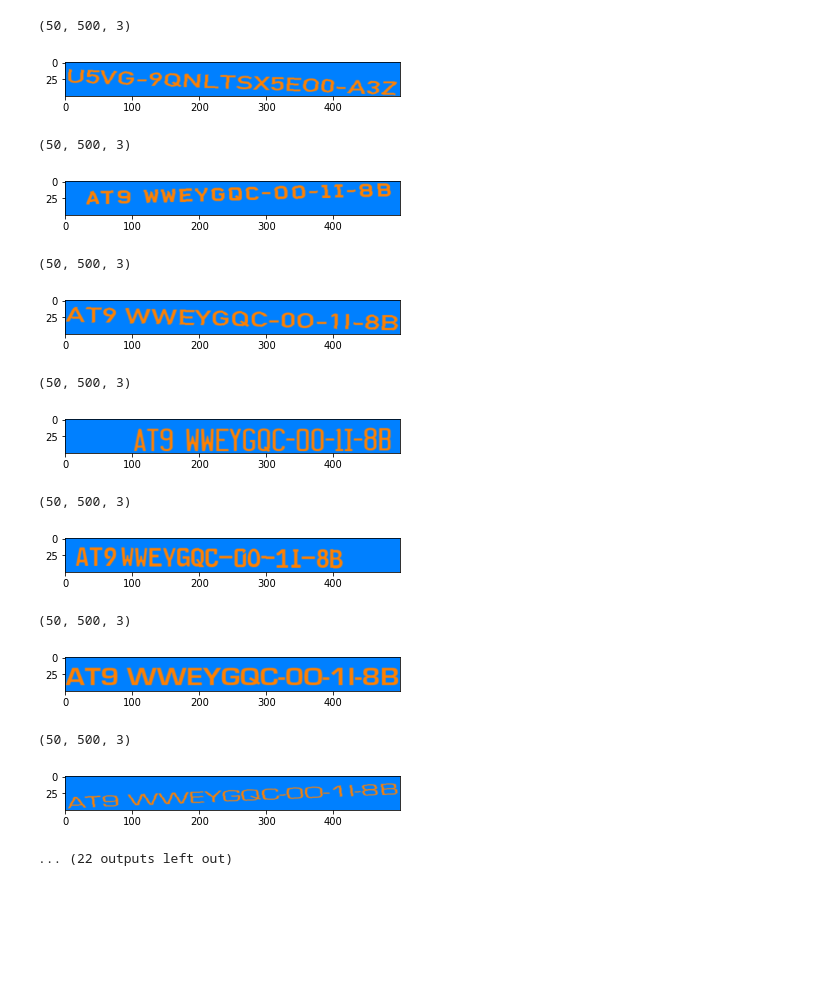
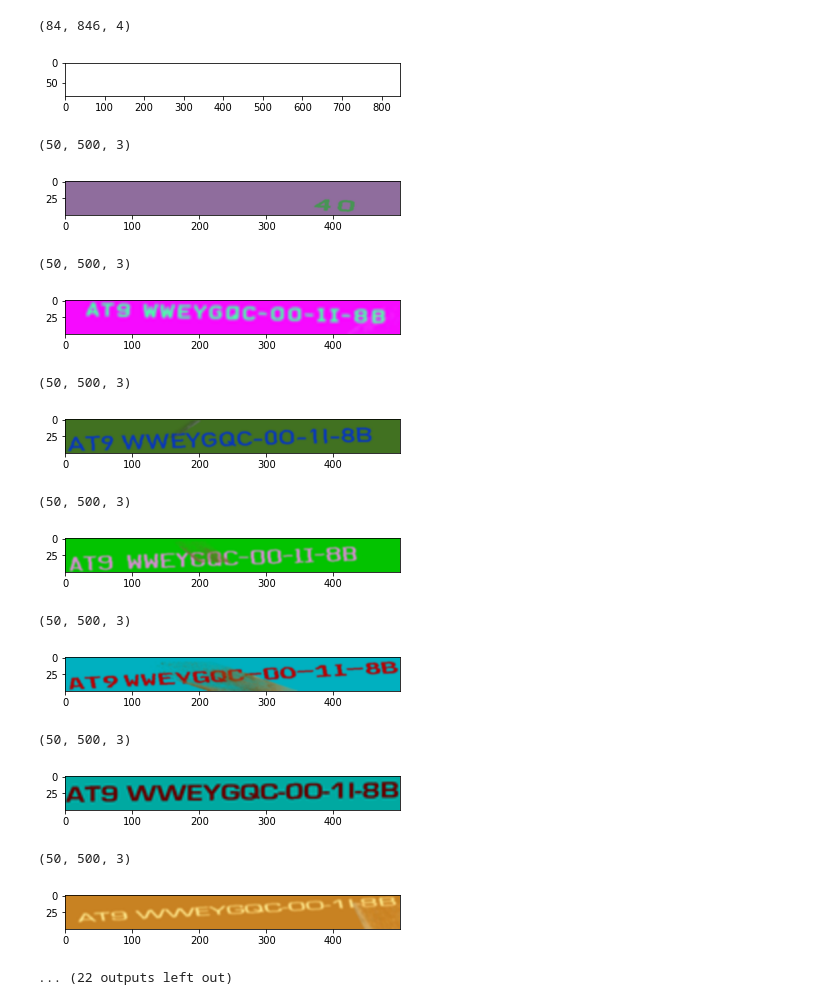
Before and after one commit to aaronfodor/StolenVehicleDetector, a Jupyter notebook: Machine Learning/OCR/dataset.ipynb, the cells around one changed output. Drawn from its saved outputs; the diff is of its cells as text; code cells hidden in the pictures; blank space fills up the shorter version.

Commit message:
Add random resolution change, dirt simulation, random image color generation

```diff
--- a/Machine Learning/OCR/dataset.ipynb
+++ b/Machine Learning/OCR/dataset.ipynb
@@ -51,6 +53,10 @@ class PlateGeneratorInit:
         # Set of fonts
         self.fonts = list(map(str, list(fonts_path.glob("*.ttf"))))
 
+        dusts_path = Path(f"{self.dataset_dir}{sep}dusts{sep}")
+        # Set of dusts
+        self.dusts = list(map(str, list(dusts_path.glob("*.png"))))
+
     def prepare(self):
         '''Prepare the whole dataset before working with it
         '''
@@ -60,6 +66,7 @@ class PlateGeneratorInit:
         '''Show dataset generator properties
         '''
         print("Number of fonts: ", len(self.fonts))
+        print("Number of dust images: ", len(self.dusts))
         print("Number of unique characters: ", len(self.characters))
         print("Characters present: ", self.characters)
 # %%
@@ -90,6 +98,9 @@ max_len = 20
 font_str_list = data_loader.fonts
 font_size = 50
 fonts = list(ImageFont.truetype(font_str, font_size) for font_str in font_str_list)
+
+dust_str_list = data_loader.dusts
+dusts = list(Image.open(dust_str) for dust_str in dust_str_list)
 # %%
 def generate_text(min_len, max_len, characters):
     # random length between the specified range
@@ -102,4 +113,23 @@ def generate_text(min_len, max_len, characters):
     for char in char_seq:
         text += char.upper()
     return text
+# %%
+def generate_dust(dusts, image_dim):
+
+    dust_img = random.choice(dusts)
+
+    img_h = image_dim[0]
+    img_w = image_dim[1]
+
+    # random image resize
+    resize_ratio = random.uniform(0.5, 2)
+    new_h = int(img_h*resize_ratio)
+    new_w = int(img_w*resize_ratio)
+    dust_img = dust_img.resize((new_w, new_h))
+
+    # random image rotation
+    random_rotation = random.uniform(0, 360)
+    dust_img = dust_img.rotate(random_rotation, expand=False)
+
+    return dust_img
 # %%
@@ -183,28 +258,33 @@ def show_image(img):
 # %%
 text = generate_text(min_len, max_len, characters)
 font = random.choice(fonts)
-image = generate_image(text, (img_h, img_w), n_channels, font)
+dust = generate_dust(dusts, (img_h, img_w))
+show_image(dust)
+image = generate_image(text, (img_h, img_w), n_channels, font, dust)
 show_image(image)
 # %% [output]
-(50, 500, 3)
+(84, 846, 4)
-[figure, old version]
+[figure, new version]
+(50, 500, 3)
+[figure, added]
 # %%
 text = "at9 wweygqc-0O-1I-8b".upper()
 
 for font in fonts:
-    img = generate_image(text, (img_h, img_w), n_channels, font)
+    dust = generate_dust(dusts, (img_h, img_w))
+    img = generate_image(text, (img_h, img_w), n_channels, font, dust)
     show_image(img)
 # %% [output]
 (50, 500, 3)
-[figure, old version]
+[figure, new version]
 (50, 500, 3)
-[figure, old version]
+[figure, new version]
 (50, 500, 3)
-[figure, old version]
+[figure, new version]
 (50, 500, 3)
-[figure, old version]
+[figure, new version]
 (50, 500, 3)
-[figure, old version]
+[figure, new version]
 (50, 500, 3)
-[figure, old version]
+[figure, new version]
 ... (22 outputs left out)
```
Also changed, not shown: parts of 3 cells of this notebook, 1 other file.
